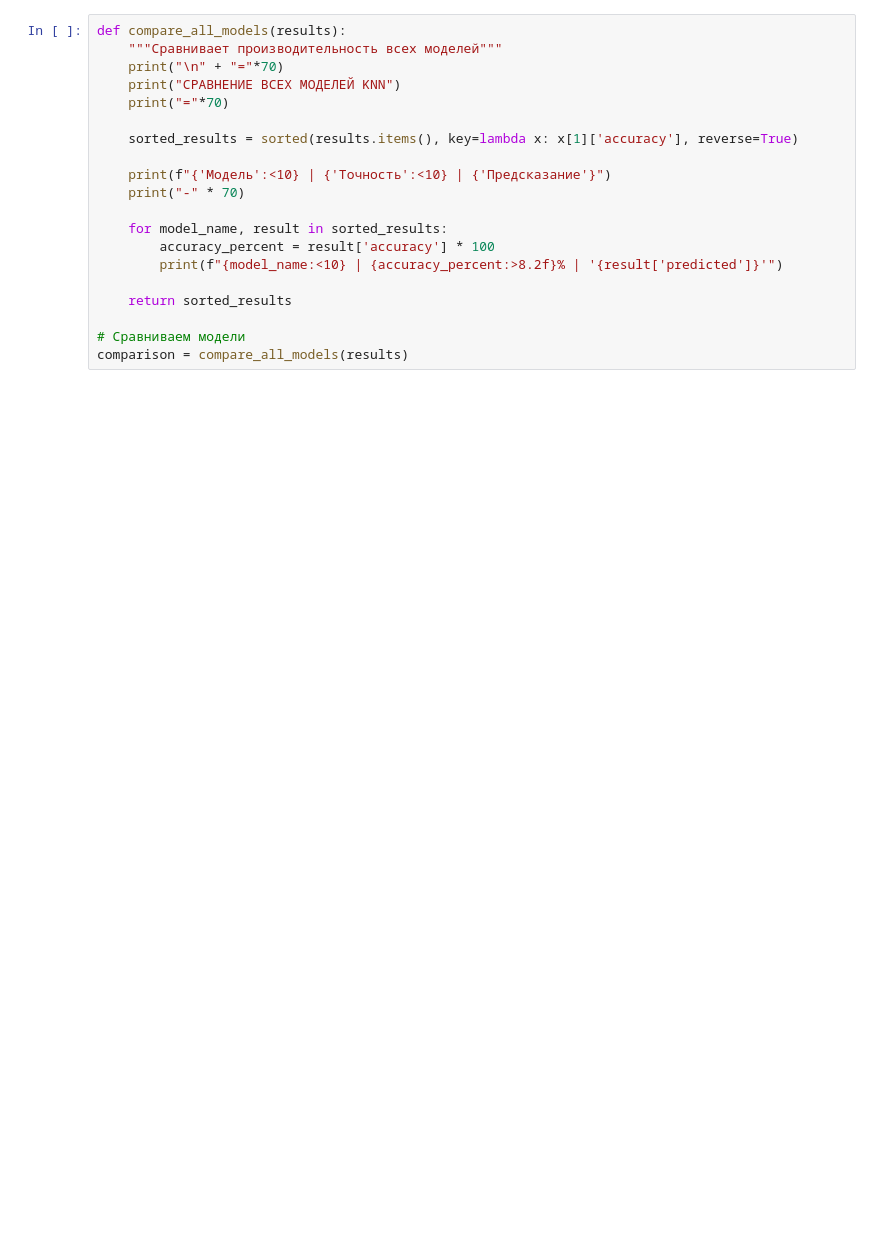
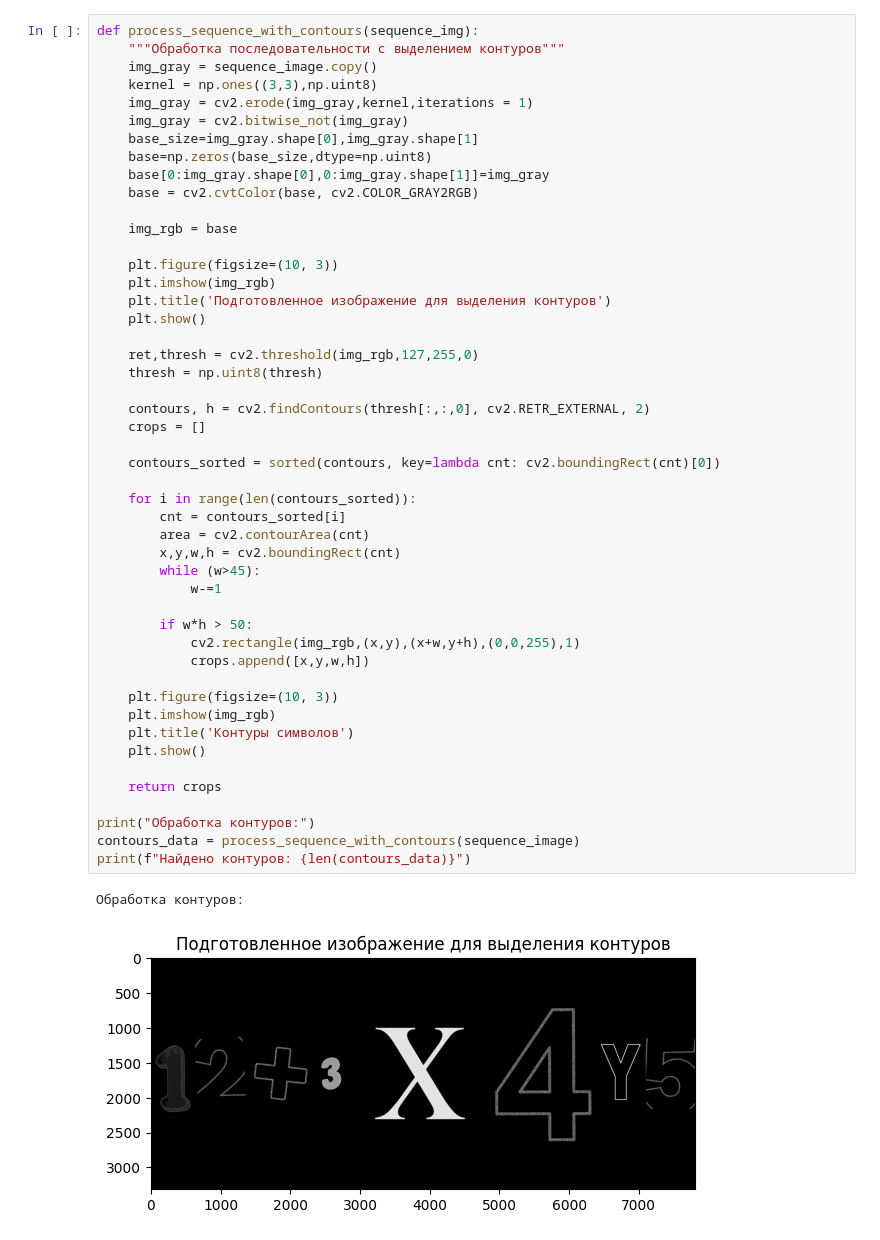
Before and after one commit to bizi2/image-processing, a Jupyter notebook: dz8/de_ip_8.ipynb, the cells around one changed output. Saved outputs shown, nothing was run; the diff lists cells and outputs as text; blank space fills up the shorter version.

```diff
--- a/dz8/de_ip_8.ipynb
+++ b/dz8/de_ip_8.ipynb
@@ -358,20 +652,51 @@ results, best_model = recognize_handwritten_sequence(test_sequence, test_image,
 # %%
-def compare_all_models(results):
-    """Сравнивает производительность всех моделей"""
-    print("\n" + "="*70)
-    print("СРАВНЕНИЕ ВСЕХ МОДЕЛЕЙ KNN")
-    print("="*70)
+def process_sequence_with_contours(sequence_img):
+    """Обработка последовательности с выделением контуров"""
+    img_gray = sequence_image.copy()
+    kernel = np.ones((3,3),np.uint8)
+    img_gray = cv2.erode(img_gray,kernel,iterations = 1)
+    img_gray = cv2.bitwise_not(img_gray)
+    base_size=img_gray.shape[0],img_gray.shape[1]
+    base=np.zeros(base_size,dtype=np.uint8)
+    base[0:img_gray.shape[0],0:img_gray.shape[1]]=img_gray
+    base = cv2.cvtColor(base, cv2.COLOR_GRAY2RGB)
 
-    sorted_results = sorted(results.items(), key=lambda x: x[1]['accuracy'], reverse=True)
+    img_rgb = base
 
-    print(f"{'Модель':<10} | {'Точность':<10} | {'Предсказание'}")
-    print("-" * 70)
+    plt.figure(figsize=(10, 3))
+    plt.imshow(img_rgb)
+    plt.title('Подготовленное изображение для выделения контуров')
+    plt.show()
 
-    for model_name, result in sorted_results:
-        accuracy_percent = result['accuracy'] * 100
-        print(f"{model_name:<10} | {accuracy_percent:>8.2f}% | '{result['predicted']}'")
+    ret,thresh = cv2.threshold(img_rgb,127,255,0)
+    thresh = np.uint8(thresh)
 
-    return sorted_results
+    contours, h = cv2.findContours(thresh[:,:,0], cv2.RETR_EXTERNAL, 2)
+    crops = []
 
-# Сравниваем модели
-comparison = compare_all_models(results)
+    contours_sorted = sorted(contours, key=lambda cnt: cv2.boundingRect(cnt)[0])
+
+    for i in range(len(contours_sorted)):
+        cnt = contours_sorted[i]
+        area = cv2.contourArea(cnt)
+        x,y,w,h = cv2.boundingRect(cnt)
+        while (w>45):
+            w-=1
+
+        if w*h > 50:
+            cv2.rectangle(img_rgb,(x,y),(x+w,y+h),(0,0,255),1)
+            crops.append([x,y,w,h])
+
+    plt.figure(figsize=(10, 3))
+    plt.imshow(img_rgb)
+    plt.title('Контуры символов')
+    plt.show()
+
+    return crops
+
+print("Обработка контуров:")
+contours_data = process_sequence_with_contours(sequence_image)
+print(f"Найдено контуров: {len(contours_data)}")
+# %% [output]
+Обработка контуров:
+[figure, added]
```
Also changed, not shown: parts of 14 cells of this notebook.
